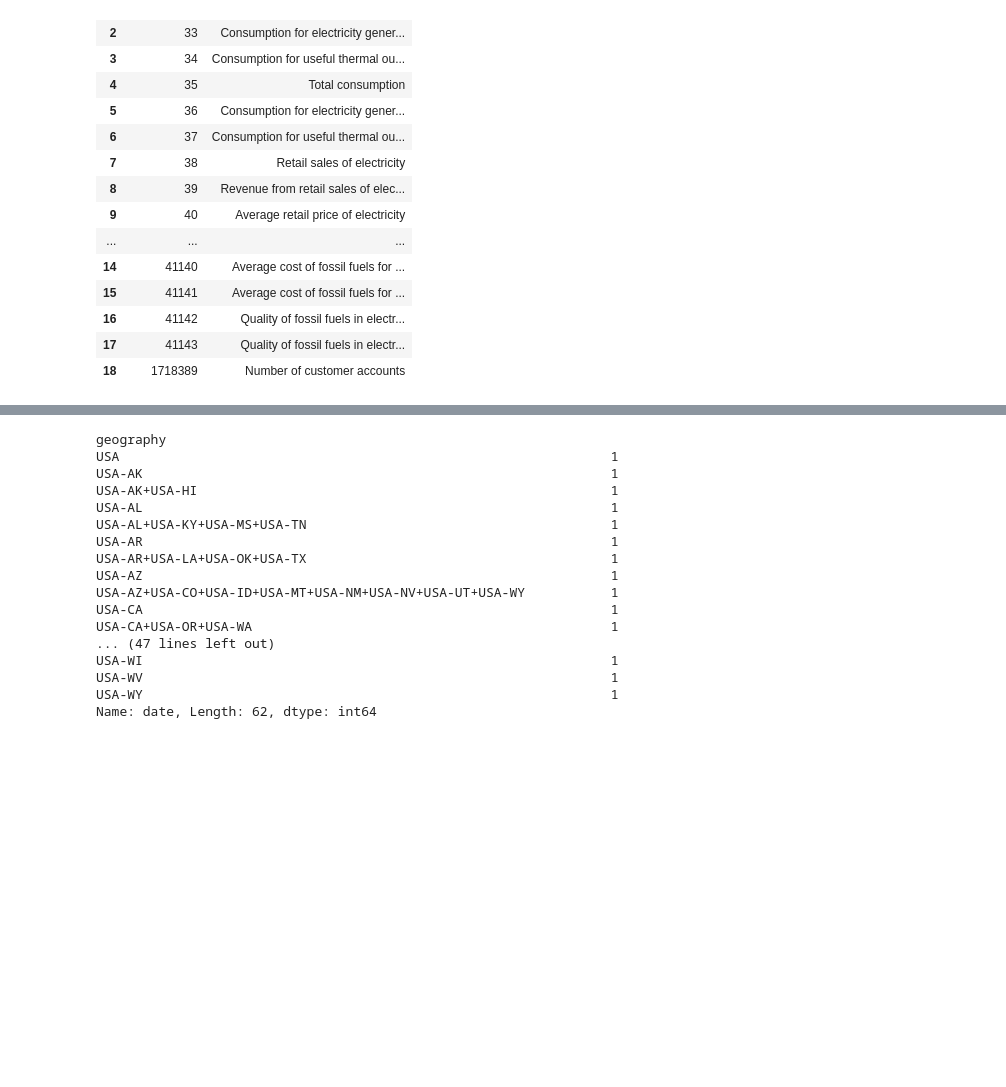
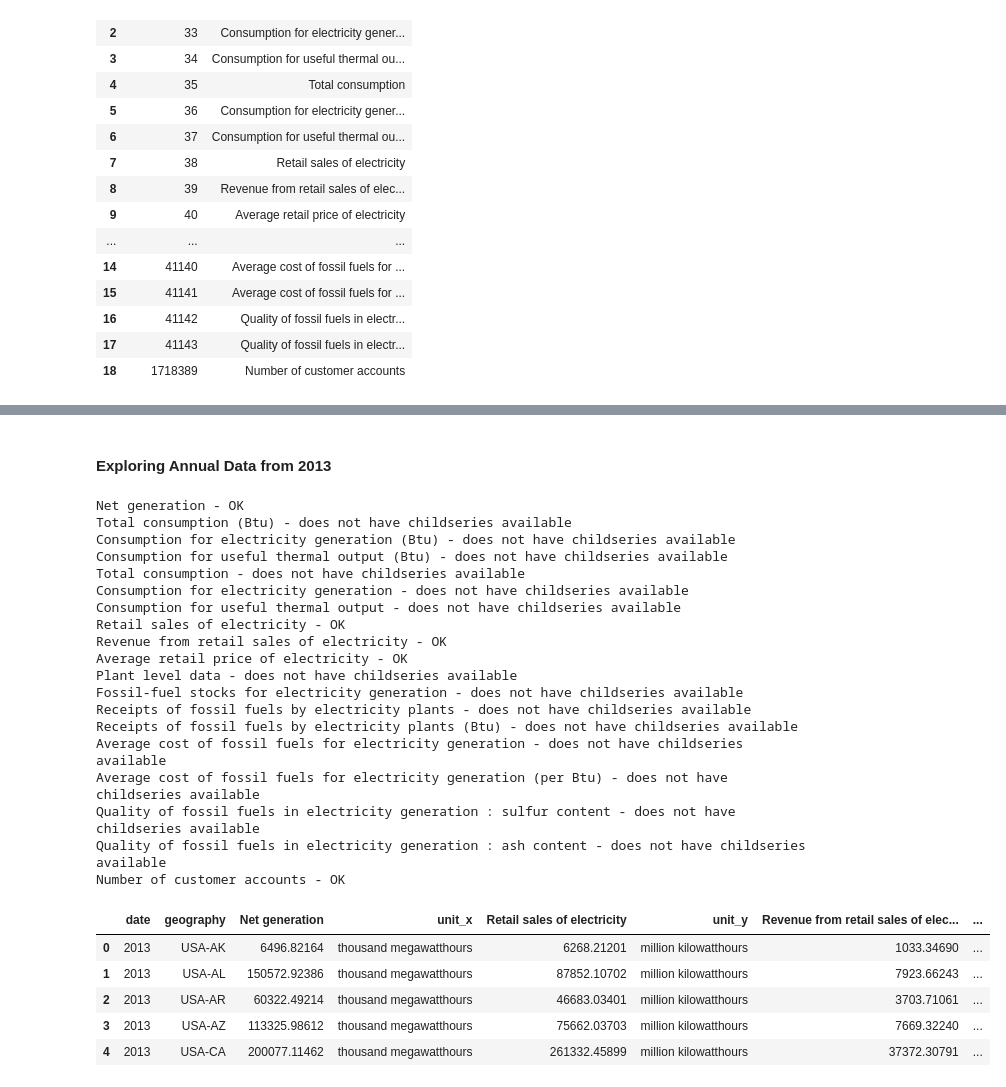
Before and after one commit to megiza/First_CapstoneProject, a Jupyter notebook: Project1.ipynb, the cells around one changed output, grey strips where cells are left out. Saved outputs shown, nothing was run; the diff lists cells and outputs as text; code cells hidden in the pictures; blank space fills up the shorter version.

```diff
--- a/Project1.ipynb
+++ b/Project1.ipynb
@@ -179,20 +167,35 @@ df_data
-# %%
-df_data.groupby(by=['geography'])['date'].count()
-# %% [output]
-geography
-USA                                                               1
-USA-AK                                                            1
-USA-AK+USA-HI                                                     1
-USA-AL                                                            1
-USA-AL+USA-KY+USA-MS+USA-TN                                       1
-USA-AR                                                            1
-USA-AR+USA-LA+USA-OK+USA-TX                                       1
-USA-AZ                                                            1
-USA-AZ+USA-CO+USA-ID+USA-MT+USA-NM+USA-NV+USA-UT+USA-WY           1
-USA-CA                                                            1
-USA-CA+USA-OR+USA-WA                                              1
-... (47 lines left out)
-USA-WI                                                            1
-USA-WV                                                            1
-USA-WY                                                            1
-Name: date, Length: 62, dtype: int64
+# %% [markdown]
+#### Exploring Annual Data from 2013
+# %%
+variables_idx=[0,1,2,3,4,5,6,7,8,9,10,11,12,13,14,15,16,17,18] #list of indexes of df_cat_IDs_0
+f='A' #Frequency can be 'A':Annual, 'Q':Quarter or 'M':Monthly
+start='2013'
+end='2013'
+df_data=get_eia_data(variables_idx, f,start, end)
+df_data.head()
+# %% [output]
+Net generation - OK
+Total consumption (Btu) - does not have childseries available
+Consumption for electricity generation (Btu) - does not have childseries available
+Consumption for useful thermal output (Btu) - does not have childseries available
+Total consumption - does not have childseries available
+Consumption for electricity generation - does not have childseries available
+Consumption for useful thermal output - does not have childseries available
+Retail sales of electricity - OK
+Revenue from retail sales of electricity - OK
+Average retail price of electricity - OK
+Plant level data - does not have childseries available
+Fossil-fuel stocks for electricity generation - does not have childseries available
+Receipts of fossil fuels by electricity plants - does not have childseries available
+Receipts of fossil fuels by electricity plants (Btu) - does not have childseries available
+Average cost of fossil fuels for electricity generation - does not have childseries available
+Average cost of fossil fuels for electricity generation (per Btu) - does not have childseries available
+Quality of fossil fuels in electricity generation : sulfur content - does not have childseries available
+Quality of fossil fuels in electricity generation : ash content - does not have childseries available
+Number of customer accounts - OK
+|  | date | geography | Net generation | unit_x | Retail sales of electricity | unit_y | Revenue from retail sales of elec... | ... |
+| 0 | 2013 | USA-AK | 6496.82164 | thousand megawatthours | 6268.21201 | million kilowatthours | 1033.34690 | ... |
+| 1 | 2013 | USA-AL | 150572.92386 | thousand megawatthours | 87852.10702 | million kilowatthours | 7923.66243 | ... |
+| 2 | 2013 | USA-AR | 60322.49214 | thousand megawatthours | 46683.03401 | million kilowatthours | 3703.71061 | ... |
+| 3 | 2013 | USA-AZ | 113325.98612 | thousand megawatthours | 75662.03703 | million kilowatthours | 7669.32240 | ... |
+| 4 | 2013 | USA-CA | 200077.11462 | thousand megawatthours | 261332.45899 | million kilowatthours | 37372.30791 | ... |
```
Also changed, not shown: parts of 8 cells of this notebook.
